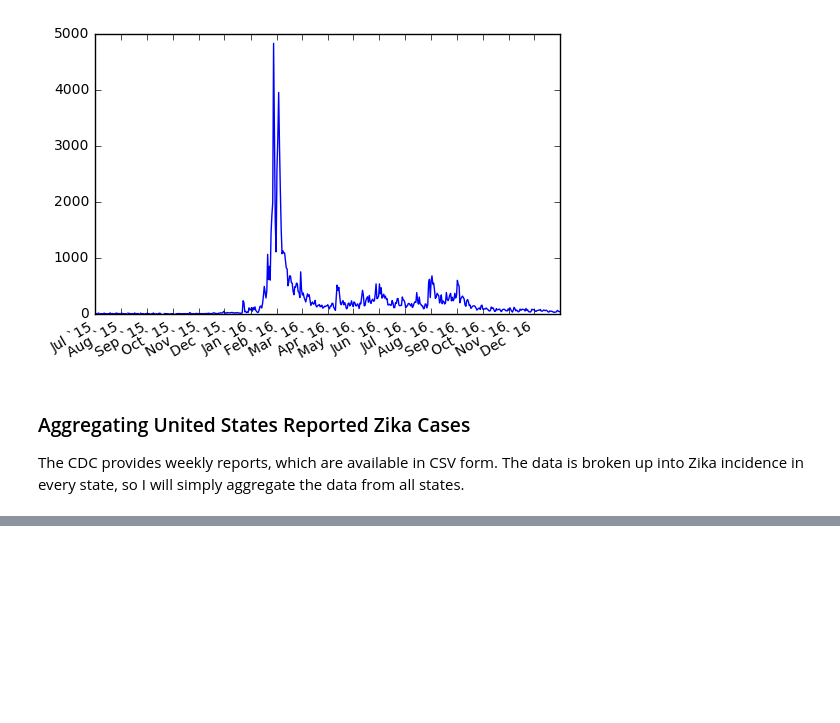
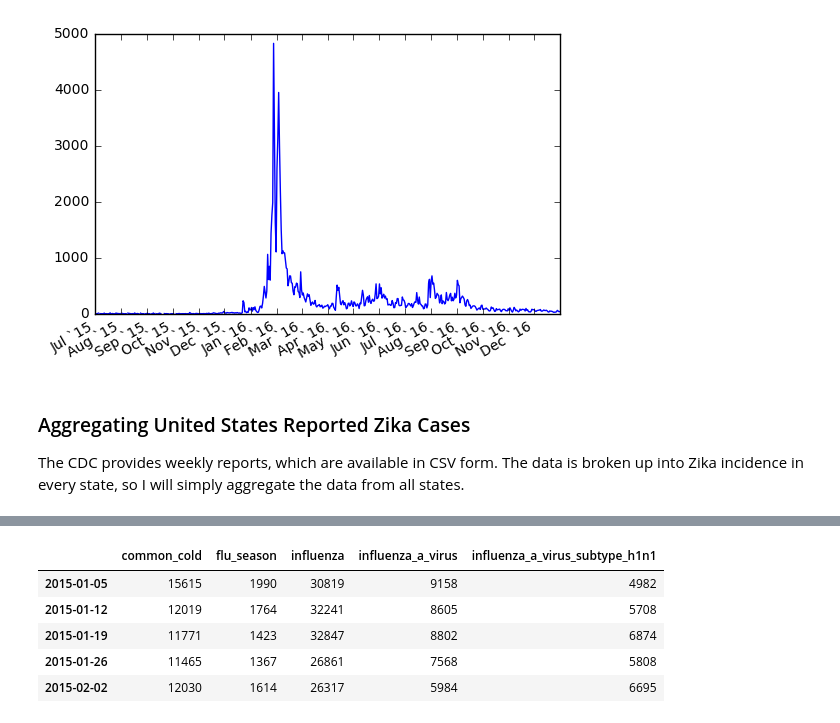
Before and after one commit to wcwagner/wikidemics, a Jupyter notebook: start.ipynb, the cells around one changed output, grey strips where cells are left out. Drawn from its saved outputs; the diff is of its cells as text; code cells hidden in the pictures; blank space fills up the shorter version.

```diff
--- a/start.ipynb
+++ b/start.ipynb
@@ -86,0 +129,9 @@ weekly.plot(title="USA Zika Reported Cases")
+# %%
+fluViewsDf[:5]
+# %% [output]
+|  | common_cold | flu_season | influenza | influenza_a_virus | influenza_a_virus_subtype_h1n1 |
+| 2015-01-05 | 15615 | 1990 | 30819 | 9158 | 4982 |
+| 2015-01-12 | 12019 | 1764 | 32241 | 8605 | 5708 |
+| 2015-01-19 | 11771 | 1423 | 32847 | 8802 | 6874 |
+| 2015-01-26 | 11465 | 1367 | 26861 | 7568 | 5808 |
+| 2015-02-02 | 12030 | 1614 | 26317 | 5984 | 6695 |
```
Also changed, not shown: parts of 12 cells of this notebook, 1 other file.
